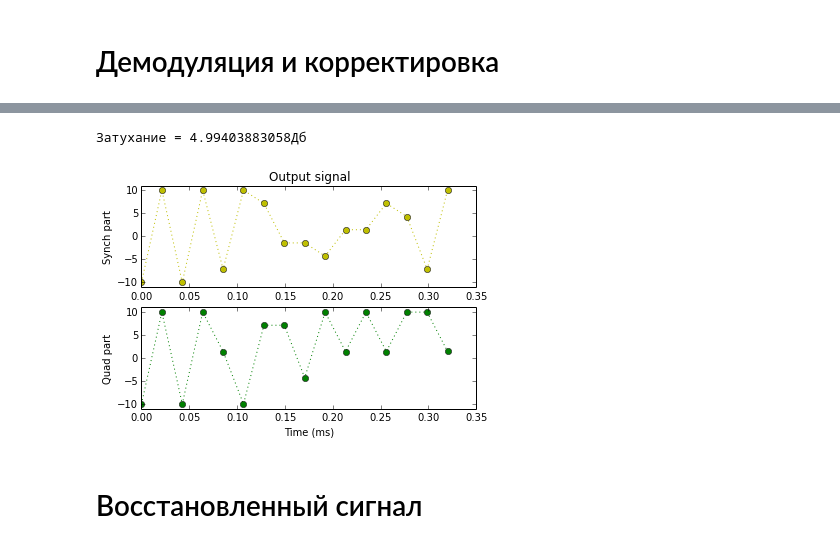
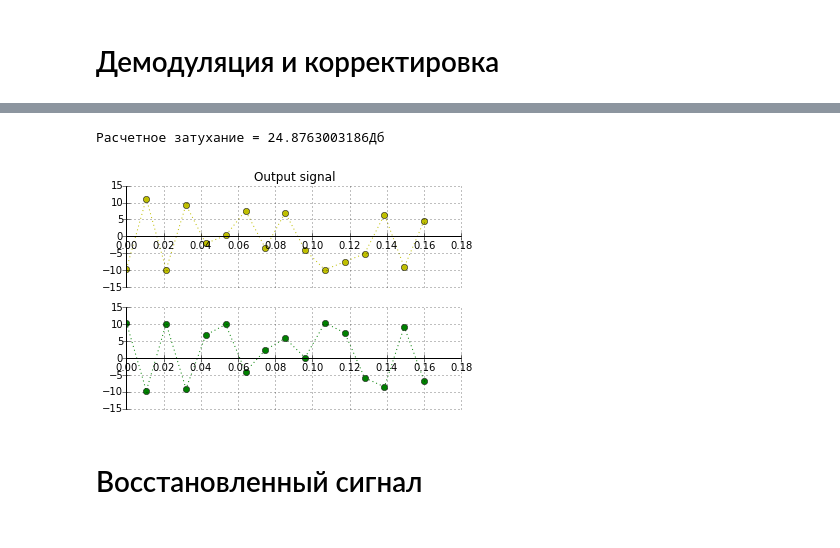
Before and after one commit to SanekGit/cable-8km, a Jupyter notebook: qam-m.ipynb, the cells around one changed output, grey strips where cells are left out. Cells and saved outputs as stored; diff of their text form; code cells hidden in the pictures.

```diff
--- a/qam-m.ipynb
+++ b/qam-m.ipynb
@@ -174,14 +220,17 @@ pyplot.show()
 # %%
-import cable
-
 # Модулированный сигнал на выходе из кабеля
-mod_signal_after_cable = cable.cable(mod_signal)
+t = numpy.linspace(0, DUR, SCALE*L)
+mod_signal_after_cable = cable.cable(mod_signal, noise_amp=A/2)
 
 # График модулированного сигнала на выходе из кабеля
 pyplot.plot(t*1000, mod_signal_after_cable, "r:")
-pyplot.title("Signal after cable")
+pyplot.title("Mod-ed signal after cable")
 pyplot.xlabel("Time (ms)")
-pyplot.ylim(-2*A - 0.1, 2*A + 0.1)
+k = 10**(cable.ATT/10)
+pyplot.ylim((-2*A - 0.1)/k, (2*A + 0.1)/k)
+center_plot_axis()
+pyplot.grid()
+
 pyplot.show()
 
 # АЧХ модулированного сигнала на выходе из кабеля
@@ -189,5 +238,7 @@ pyplot.show()
 pyplot.plot(freq/1000, afc, "r-")
 pyplot.title("AFC")
 pyplot.xlabel("Freq (KHz)")
+pyplot.grid()
+
 pyplot.show()
 # %% [output]
@@ -208,37 +257,41 @@ pyplot.show()
 # %%
 # Демодулированные части сигнала
 demod_signal_synch_part = unscale_signal(2*mod_signal_after_cable*carrier_cos, SCALE)
 demod_signal_quad_part = unscale_signal(2*mod_signal_after_cable*carrier_sin, SCALE)
 
 # Демодулированная синфазная часть шаблонного сигнала
 demod_tmpl_synch_part = demod_signal_synch_part[0:len(TMPL_SYNCH_PART)]
-# Затухание
+# Расчетное затухание
 tmpl_att = math.sqrt(TMPL_SYNCH_PART_PWR/sum(demod_tmpl_synch_part**2))
 
-print "Затухание = {0}Дб".format(10*math.log(tmpl_att, 10))
+print "Расчетное затухание = {0}Дб".format(10*math.log(tmpl_att, 10))
 
 demod_signal_synch_part = tmpl_att*demod_signal_synch_part
 demod_signal_quad_part = tmpl_att*demod_signal_quad_part
 
 # График синфазной части демодулированного сигнала
 pyplot.subplot(2, 1, 1)
 t = numpy.linspace(0, DUR, L)
 pyplot.plot(t*1000, demod_signal_synch_part, "yo:")
-pyplot.ylim(-1.1*A, 1.1*A)
+pyplot.ylim(-1.5*A, 1.5*A)
 pyplot.title("Output signal")
 pyplot.ylabel("Synch part")
+center_plot_axis()
+pyplot.grid()
 
 # График квадратурной части демодулированного сигнала
 pyplot.subplot(2, 1, 2)
 pyplot.plot(t*1000, demod_signal_quad_part, 'go:')
-pyplot.ylim(-1.1*A, 1.1*A)
+pyplot.ylim(-1.5*A, 1.5*A)
 pyplot.xlabel("Time (ms)")
 pyplot.ylabel("Quad part")
+center_plot_axis()
+pyplot.grid()
 
 pyplot.show()
 # %% [output]
-Затухание = 4.99403883058Дб
+Расчетное затухание = 24.8763003186Дб
-[figure, old version]
+[figure, new version]
 # %% [markdown]
 # Восстановленный сигнал
 # %% [markdown]
```
Also changed, not shown: parts of 20 cells of this notebook, 2 other files.
